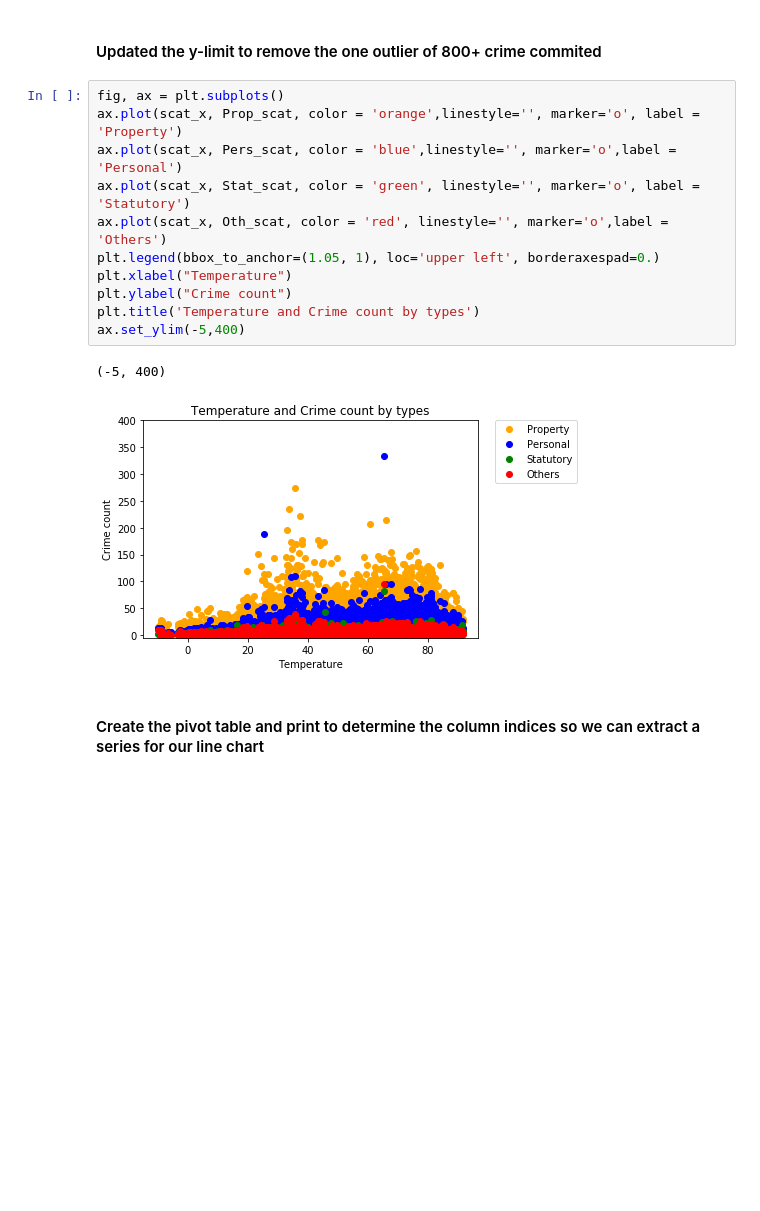
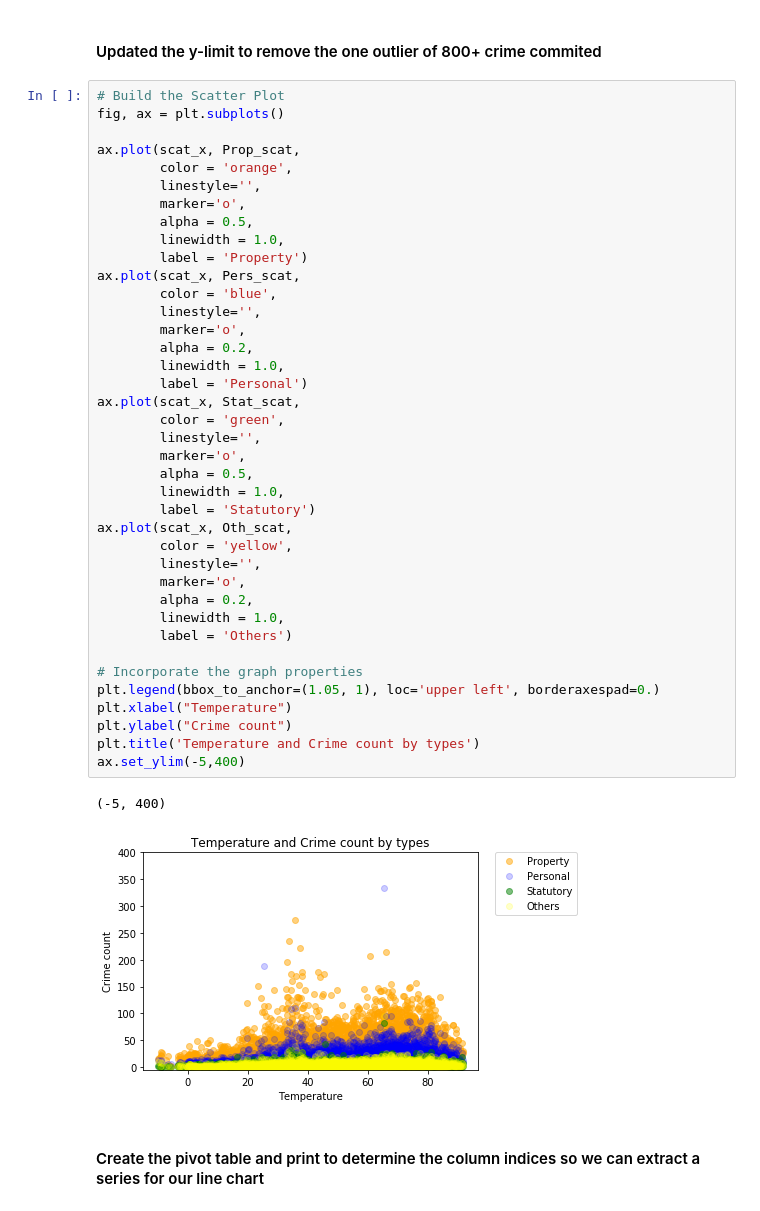
Before and after one commit to chengchenggan/Chicago_Crime_Weather, a Jupyter notebook: Resources/CombinedNotebook.ipynb, the cells around one changed output. Drawn from its saved outputs; the diff is of its cells as text; blank space fills up the shorter version.

```diff
--- a/Resources/CombinedNotebook.ipynb
+++ b/Resources/CombinedNotebook.ipynb
@@ -108,19 +118,47 @@ Text(0.5, 1.0, 'Temperature and Crime count by types')
 # %% [markdown]
 #### Updated the y-limit to remove the one outlier of 800+ crime commited
 # %%
+# Build the Scatter Plot
 fig, ax = plt.subplots()
-ax.plot(scat_x, Prop_scat, color = 'orange',linestyle='', marker='o', label = 'Property')
-ax.plot(scat_x, Pers_scat, color = 'blue',linestyle='', marker='o',label = 'Personal')
-ax.plot(scat_x, Stat_scat, color = 'green', linestyle='', marker='o', label = 'Statutory')
-ax.plot(scat_x, Oth_scat, color = 'red', linestyle='', marker='o',label = 'Others')
+
+ax.plot(scat_x, Prop_scat,
+        color = 'orange',
+        linestyle='',
+        marker='o',
+        alpha = 0.5,
+        linewidth = 1.0,
+        label = 'Property')
+ax.plot(scat_x, Pers_scat,
+        color = 'blue',
+        linestyle='',
+        marker='o',
+        alpha = 0.2,
+        linewidth = 1.0,
+        label = 'Personal')
+ax.plot(scat_x, Stat_scat,
+        color = 'green',
+        linestyle='',
+        marker='o',
+        alpha = 0.5,
+        linewidth = 1.0,
+        label = 'Statutory')
+ax.plot(scat_x, Oth_scat,
+        color = 'yellow',
+        linestyle='',
+        marker='o',
+        alpha = 0.2,
+        linewidth = 1.0,
+        label = 'Others')
+
+# Incorporate the graph properties
 plt.legend(bbox_to_anchor=(1.05, 1), loc='upper left', borderaxespad=0.)
 plt.xlabel("Temperature")
 plt.ylabel("Crime count")
 plt.title('Temperature and Crime count by types')
 ax.set_ylim(-5,400)
 # %% [output]
 (-5, 400)
-[figure, old version]
+[figure, new version]
 # %% [markdown]
 #### Create the pivot table and print to determine the column indices so we can extract a series for our line chart
 # %%
```
Also changed, not shown: parts of 17 cells of this notebook, 1 other file.
